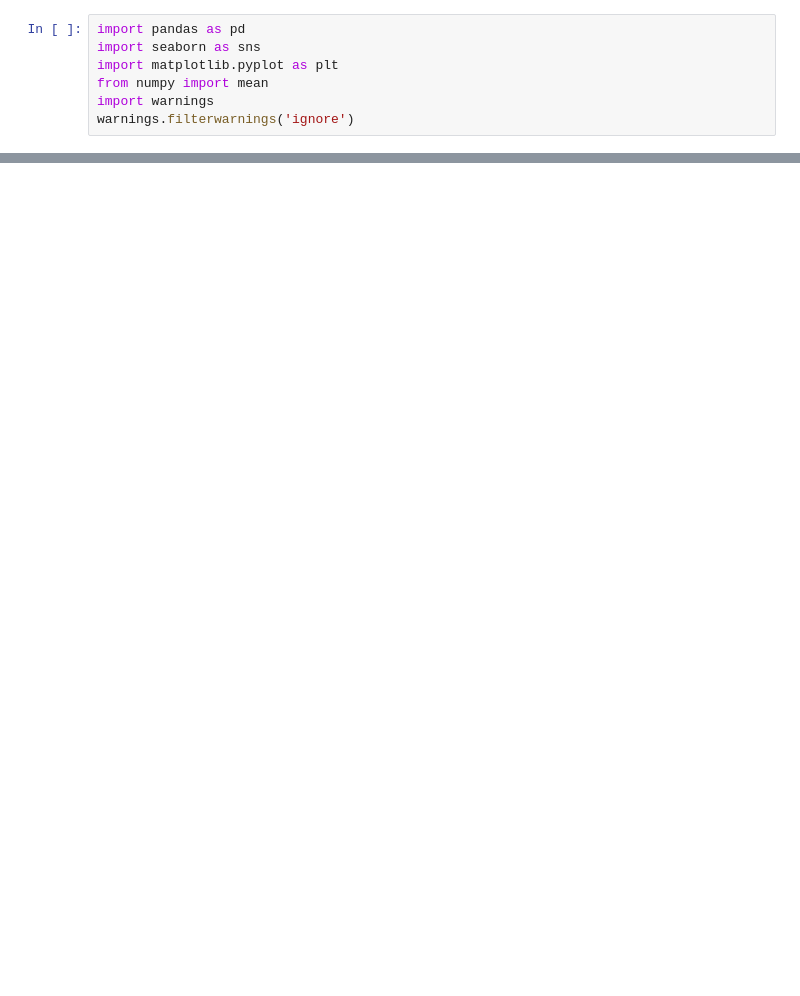
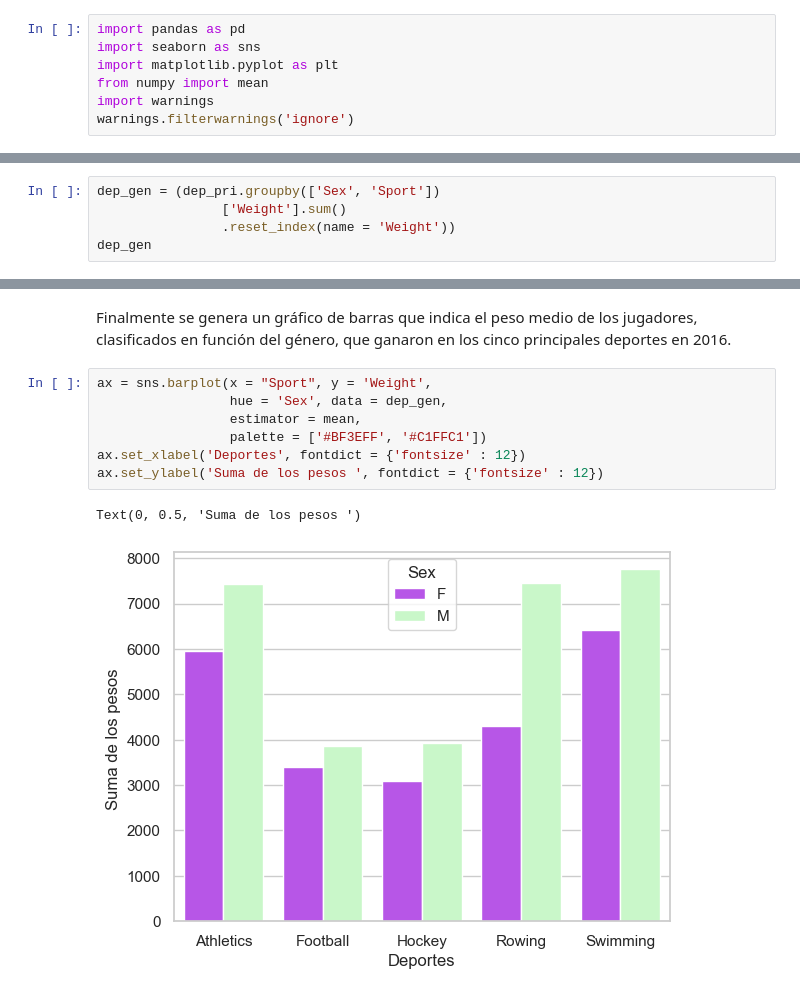
Before and after one commit to kmarcela11/VisualizacionCorte1, a Jupyter notebook: _sources/Ejercicio1.ipynb, the cells around one changed output, grey strips where cells are left out. Saved outputs shown, nothing was run; the diff lists cells and outputs as text; blank space fills up the shorter version.

```diff
--- a/_sources/Ejercicio1.ipynb
+++ b/_sources/Ejercicio1.ipynb
@@ -170,0 +173,5 @@ Genere un gráfico de barras que indique el peso medio de los jugadores, clasifi
+# %%
+dep_gen = (dep_pri.groupby(['Sex', 'Sport'])
+                ['Weight'].sum()
+                .reset_index(name = 'Weight'))
+dep_gen
@@ -170,0 +190,12 @@ Genere un gráfico de barras que indique el peso medio de los jugadores, clasifi
+# %% [markdown]
+Finalmente se genera un gráfico de barras que indica el peso medio de los jugadores, clasificados en función del género, que ganaron en los cinco principales deportes en 2016.
+# %%
+ax = sns.barplot(x = "Sport", y = 'Weight',
+                 hue = 'Sex', data = dep_gen,
+                 estimator = mean,
+                 palette = ['#BF3EFF', '#C1FFC1'])
+ax.set_xlabel('Deportes', fontdict = {'fontsize' : 12})
+ax.set_ylabel('Suma de los pesos ', fontdict = {'fontsize' : 12})
+# %% [output]
+Text(0, 0.5, 'Suma de los pesos ')
+[figure, added]
```
Also changed, not shown: parts of 51 cells of this notebook, 10 other files.
